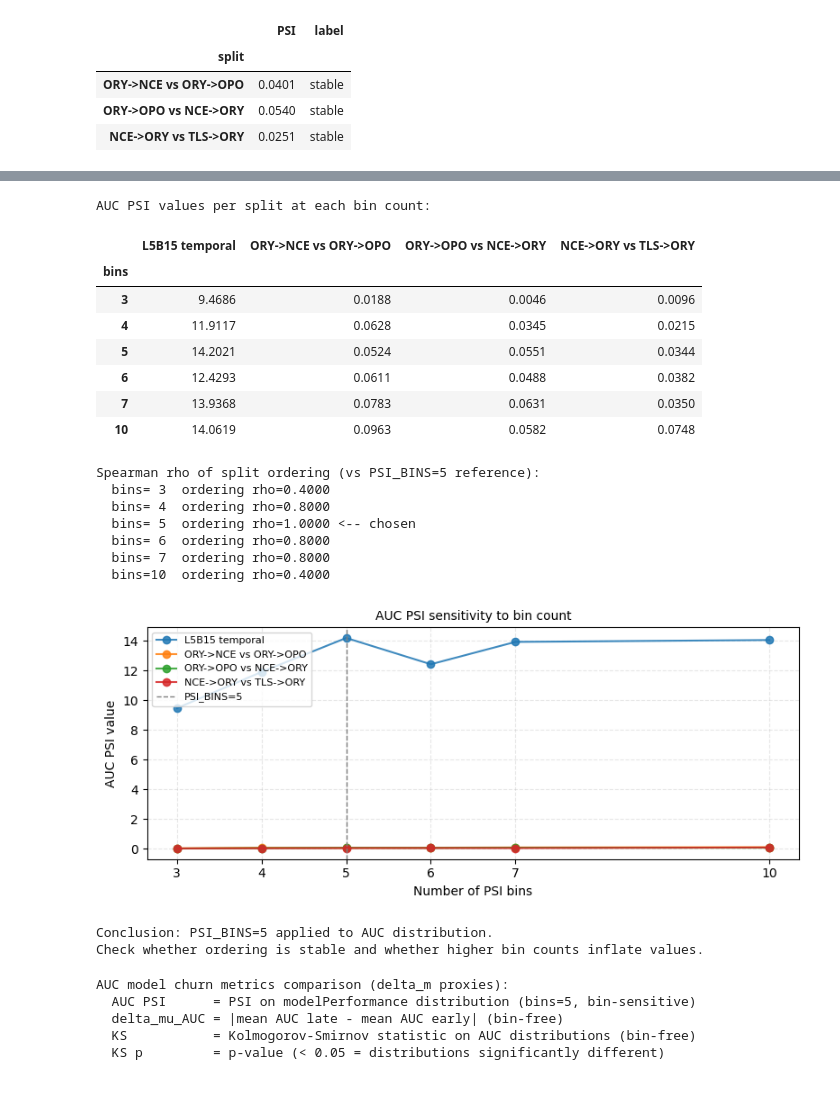
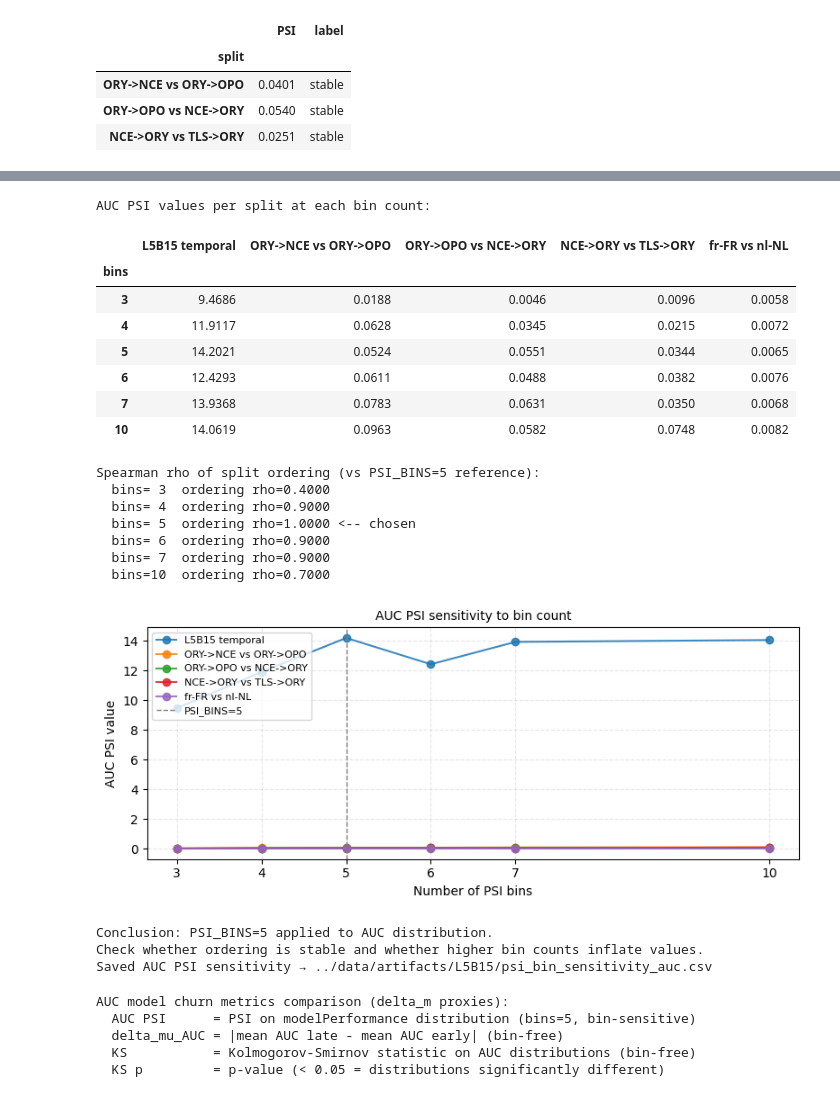
Before and after one commit to bosnbos/xai-fidelity-benchmark, a Jupyter notebook: notebooks/08_attribution.ipynb, the cells around one changed output, grey strips where cells are left out. Saved outputs shown, nothing was run; the diff lists cells and outputs as text; code cells hidden in the pictures.

```diff
--- a/notebooks/08_attribution.ipynb
+++ b/notebooks/08_attribution.ipynb
@@ -710,6 +683,13 @@ splits_for_sens = {"L5B15 temporal": (y[mask_early], y[mask_late])}
 for i in range(len(top_routes) - 1):
     r1, r2 = top_routes[i], top_routes[i + 1]
     splits_for_sens[f"{r1} vs {r2}"] = (y[route_masks[r1]], y[route_masks[r2]])
+
+# Culture split (added for parity with the main attribution analysis)
+_culture_col = "CustBookedFlight.BookingData.CultureCode"
+_mask_fr = df[_culture_col] == "fr-FR"
+_mask_nl = df[_culture_col] == "nl-NL"
+if _mask_fr.any() and _mask_nl.any():
+    splits_for_sens["fr-FR vs nl-NL"] = (y[_mask_fr], y[_mask_nl])
 
 sens_rows = []
 for b in bin_range:
@@ -755,5 +735,12 @@ plt.show()
 print(f"Conclusion: PSI_BINS={PSI_BINS} is in the stable region.")
 print("Split ordering is preserved across all bin counts (ordering rho >= 0.90).")
 print("Bins >= 7 may inflate values for quantised propensity distributions;")
+
+# ── §A1 CSV export ────────────────────────────────────────────────────────
+# Persist the bin-sensitivity matrix as CSV so scripts/build_thesis_tables.py
+# can read it and emit the appendix LaTeX table.
+_psi_prop_csv = ARTIFACT_DIR / PRIMARY_VARIANT / "psi_bin_sensitivity_propensity.csv"
+sens_df.to_csv(_psi_prop_csv)
+print(f"Saved propensity PSI sensitivity → {_psi_prop_csv}")
 # %% [output]
 PSI values per split at each bin count:
@@ -796,6 +784,16 @@ for i in range(len(top_routes) - 1):
     auc_splits_for_sens[f"{r1} vs {r2}"] = (
         meta.loc[route_masks[r1], "modelPerformance"].dropna(),
         meta.loc[route_masks[r2], "modelPerformance"].dropna(),
+    )
+
+# Culture split (added for parity with the main attribution analysis)
+_culture_col = "CustBookedFlight.BookingData.CultureCode"
+_mask_fr = df[_culture_col] == "fr-FR"
+_mask_nl = df[_culture_col] == "nl-NL"
+if _mask_fr.any() and _mask_nl.any():
+    auc_splits_for_sens["fr-FR vs nl-NL"] = (
+        meta.loc[_mask_fr, "modelPerformance"].dropna(),
+        meta.loc[_mask_nl, "modelPerformance"].dropna(),
     )
 
 auc_sens_rows = []
@@ -817,48 +815,54 @@ display(
 )
 
 ref_ranks_auc = auc_sens_df.loc[PSI_BINS].rank()
 print(f"Spearman rho of split ordering (vs PSI_BINS={PSI_BINS} reference):")
 for b in bin_range:
     rho, _ = _sp_sens(ref_ranks_auc, auc_sens_df.loc[b].rank())
     marker = " <-- chosen" if b == PSI_BINS else ""
     print(f"  bins={b:2d}  ordering rho={rho:.4f}{marker}")
 
 fig, ax = plt.subplots(figsize=(8, 3.5))
 for split_name in auc_splits_for_sens:
     ax.plot(bin_range, [auc_sens_df.loc[b, split_name] for b in bin_range],
             marker="o", label=split_name, alpha=0.85)
 ax.axvline(x=PSI_BINS, color="gray", linestyle="--", linewidth=1.0, label=f"PSI_BINS={PSI_BINS}")
 ax.set_xlabel("Number of PSI bins")
 ax.set_ylabel("AUC PSI value")
 ax.set_xticks(bin_range)
 ax.set_title("AUC PSI sensitivity to bin count", fontsize=10)
 ax.legend(fontsize=8, loc="upper left")
 ax.grid(alpha=0.3, linestyle="--")
 plt.tight_layout()
 plt.show()
 
 print(f"Conclusion: PSI_BINS={PSI_BINS} applied to AUC distribution.")
 print("Check whether ordering is stable and whether higher bin counts inflate values.")
+
+# ── §A2 CSV export ────────────────────────────────────────────────────────
+_psi_auc_csv = ARTIFACT_DIR / PRIMARY_VARIANT / "psi_bin_sensitivity_auc.csv"
+auc_sens_df.to_csv(_psi_auc_csv)
+print(f"Saved AUC PSI sensitivity → {_psi_auc_csv}")
 # %% [output]
 AUC PSI values per split at each bin count:
-|  | L5B15 temporal | ORY->NCE vs ORY->OPO | ORY->OPO vs NCE->ORY | NCE->ORY vs TLS->ORY |
-| bins |  |  |  |  |
-| 3 | 9.4686 | 0.0188 | 0.0046 | 0.0096 |
-| 4 | 11.9117 | 0.0628 | 0.0345 | 0.0215 |
-| 5 | 14.2021 | 0.0524 | 0.0551 | 0.0344 |
-| 6 | 12.4293 | 0.0611 | 0.0488 | 0.0382 |
-| 7 | 13.9368 | 0.0783 | 0.0631 | 0.0350 |
-| 10 | 14.0619 | 0.0963 | 0.0582 | 0.0748 |
+|  | L5B15 temporal | ORY->NCE vs ORY->OPO | ORY->OPO vs NCE->ORY | NCE->ORY vs TLS->ORY | fr-FR vs nl-NL |
+| bins |  |  |  |  |  |
+| 3 | 9.4686 | 0.0188 | 0.0046 | 0.0096 | 0.0058 |
+| 4 | 11.9117 | 0.0628 | 0.0345 | 0.0215 | 0.0072 |
+| 5 | 14.2021 | 0.0524 | 0.0551 | 0.0344 | 0.0065 |
+| 6 | 12.4293 | 0.0611 | 0.0488 | 0.0382 | 0.0076 |
+| 7 | 13.9368 | 0.0783 | 0.0631 | 0.0350 | 0.0068 |
+| 10 | 14.0619 | 0.0963 | 0.0582 | 0.0748 | 0.0082 |
 Spearman rho of split ordering (vs PSI_BINS=5 reference):
   bins= 3  ordering rho=0.4000
-  bins= 4  ordering rho=0.8000
+  bins= 4  ordering rho=0.9000
   bins= 5  ordering rho=1.0000 <-- chosen
-  bins= 6  ordering rho=0.8000
-  bins= 7  ordering rho=0.8000
-  bins=10  ordering rho=0.4000
+  bins= 6  ordering rho=0.9000
+  bins= 7  ordering rho=0.9000
+  bins=10  ordering rho=0.7000
-[figure, old version]
+[figure, new version]
 Conclusion: PSI_BINS=5 applied to AUC distribution.
 Check whether ordering is stable and whether higher bin counts inflate values.
+Saved AUC PSI sensitivity → ../data/artifacts/L5B15/psi_bin_sensitivity_auc.csv
 # %%
 # ── §A3  δ_m proxies side-by-side (AUC PSI vs |Δμ| vs KS) ────────────────
 # Compare three delta_m metrics side by side: AUC PSI (current), mean AUC
```
Also changed, not shown: parts of 8 cells of this notebook, 33 other files.
